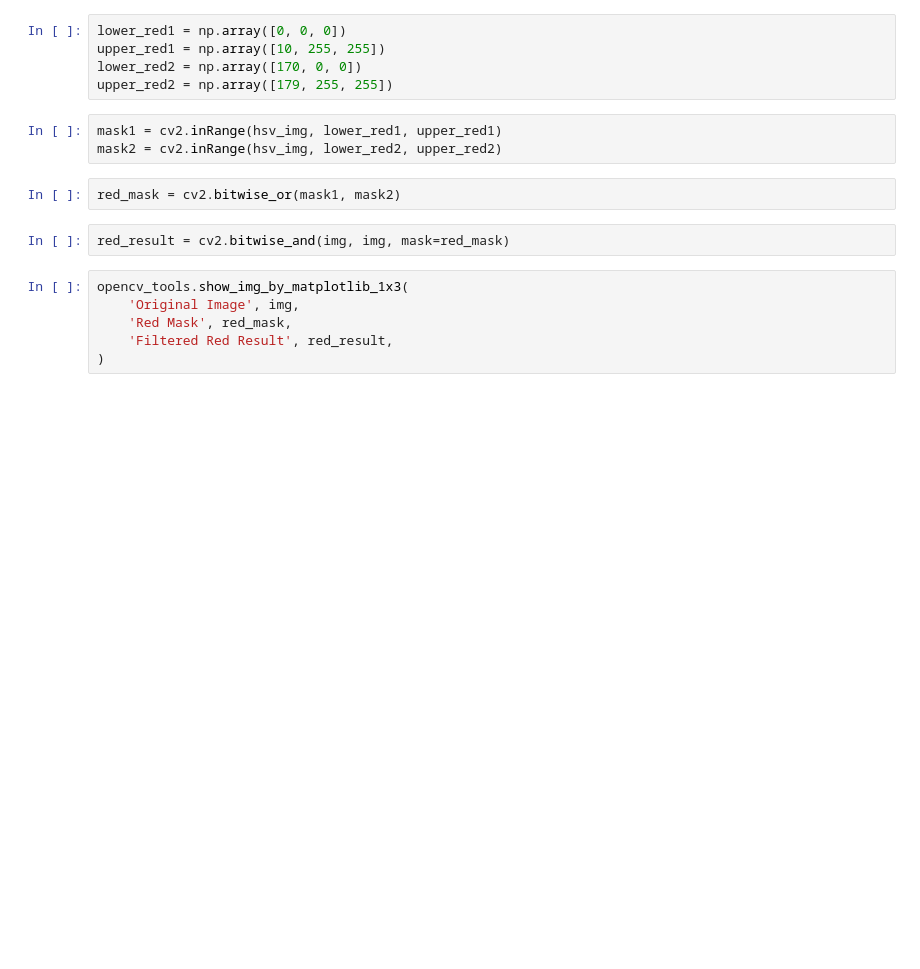
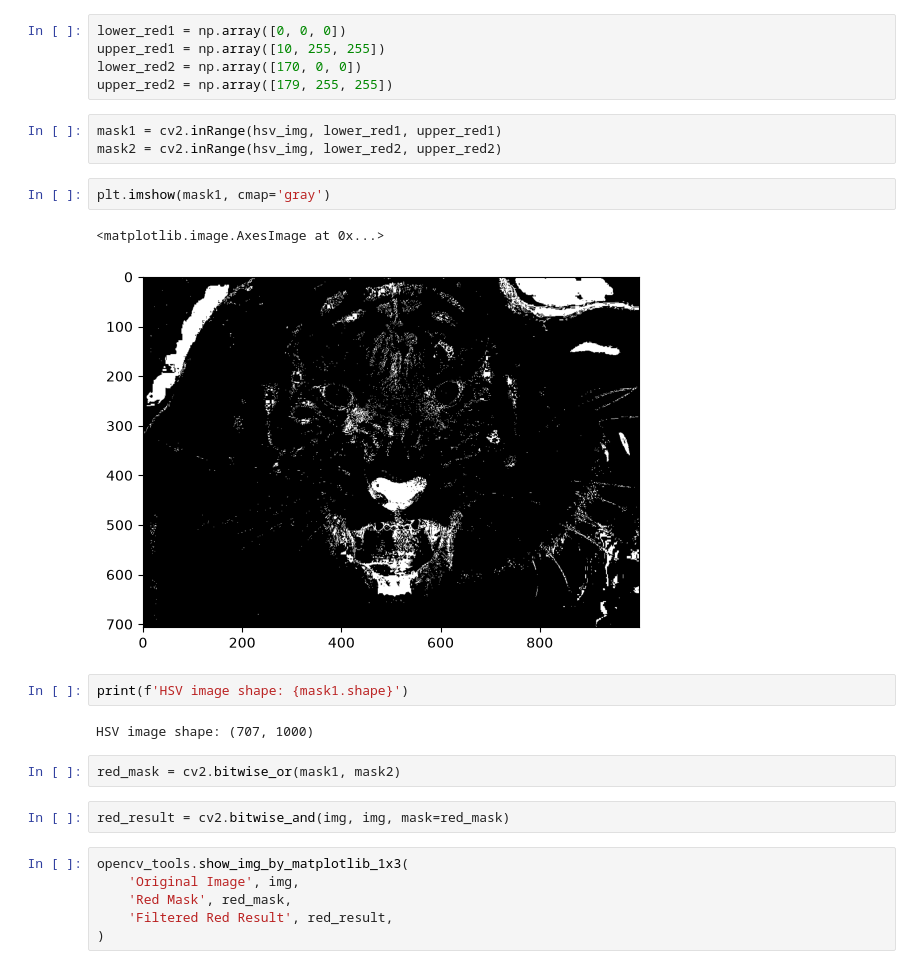
Before and after one commit to alaricbat/Computer-Vision, a Jupyter notebook: tutorial/01_Image_Representation.ipynb, the cells around one changed output. Cells and saved outputs as stored; diff of their text form; blank space fills up the shorter version.

```diff
--- a/tutorial/01_Image_Representation.ipynb
+++ b/tutorial/01_Image_Representation.ipynb
@@ -153,6 +162,15 @@ upper_red2 = np.array([179, 255, 255])
 # %%
 mask1 = cv2.inRange(hsv_img, lower_red1, upper_red1)
 mask2 = cv2.inRange(hsv_img, lower_red2, upper_red2)
+# %%
+plt.imshow(mask1, cmap='gray')
+# %% [output]
+<matplotlib.image.AxesImage at 0x...>
+[figure, added]
+# %%
+print(f'HSV image shape: {mask1.shape}')
+# %% [output]
+HSV image shape: (707, 1000)
 # %%
 red_mask = cv2.bitwise_or(mask1, mask2)
 # %%
```
Also changed, not shown: parts of 2 cells of this notebook, 1 other file.
